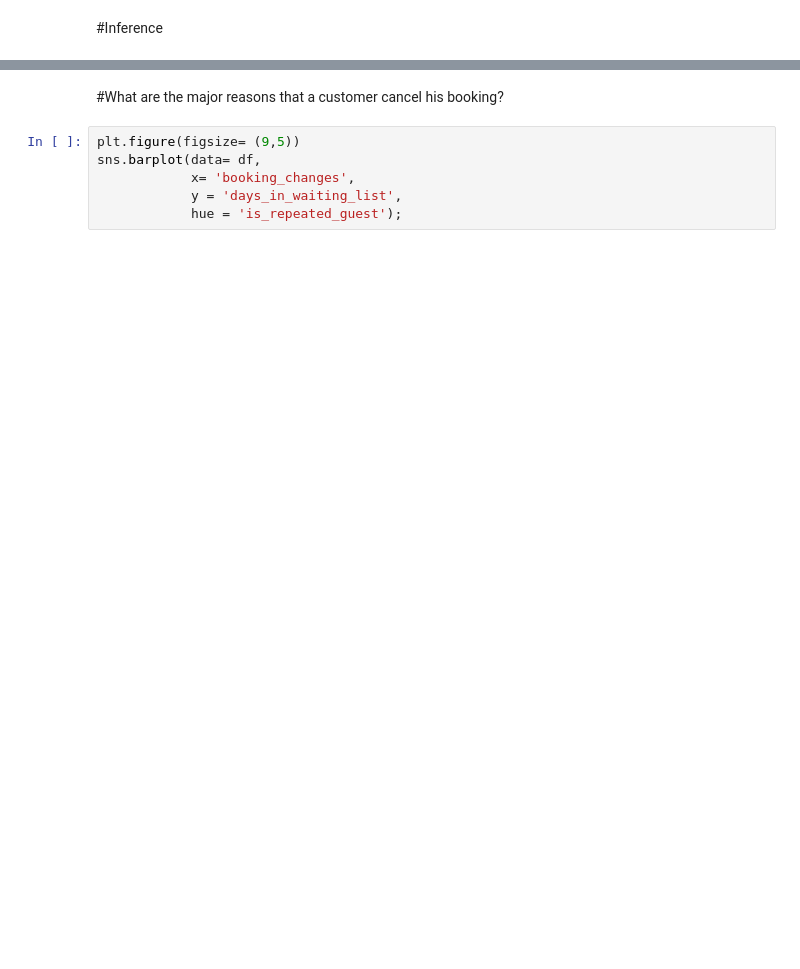
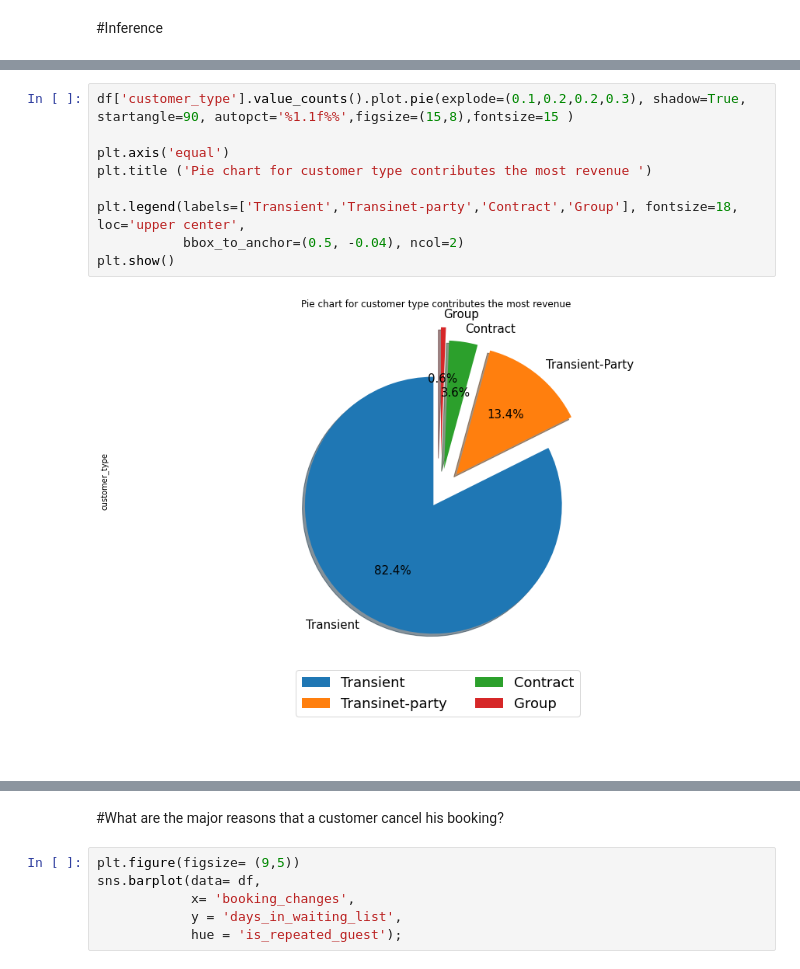
Before and after one commit to neha-goyal55/EDA-Project, a Jupyter notebook: Copy_of_EDA_Hotel_booking_Q1.ipynb, the cells around one changed output, grey strips where cells are left out. Saved outputs shown, nothing was run; the diff lists cells and outputs as text; blank space fills up the shorter version.

```diff
--- a/Copy_of_EDA_Hotel_booking_Q1.ipynb
+++ b/Copy_of_EDA_Hotel_booking_Q1.ipynb
@@ -83 +322,14 @@ Group                577
 Name: customer_type, dtype: int64
+# %%
+df['customer_type'].value_counts().plot.pie(explode=(0.1,0.2,0.2,0.3), shadow=True, startangle=90, autopct='%1.1f%%',figsize=(15,8),fontsize=15 )
+
+plt.axis('equal')
+plt.title ('Pie chart for customer type contributes the most revenue ')
+
+plt.legend(labels=['Transient','Transinet-party','Contract','Group'], fontsize=18, loc='upper center',
+           bbox_to_anchor=(0.5, -0.04), ncol=2)
+plt.show()
+# %% [output]
+[figure, added]
+# %% [markdown]
+#
```
Also changed, not shown: parts of 62 cells of this notebook.
